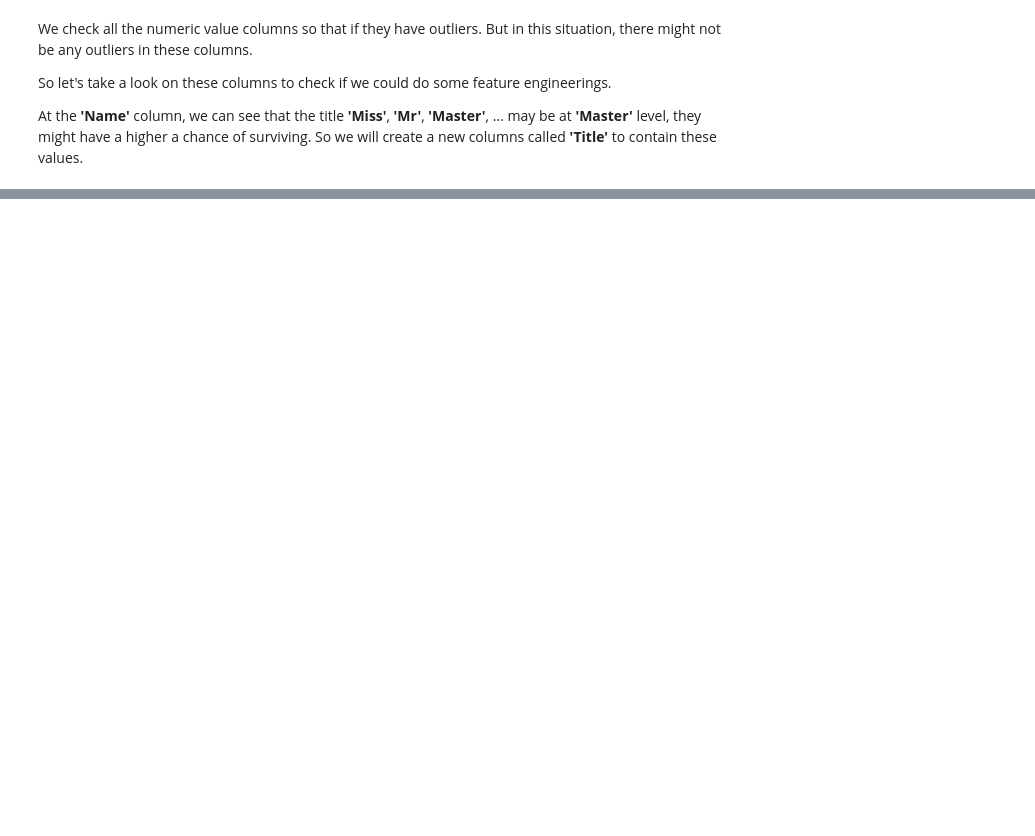
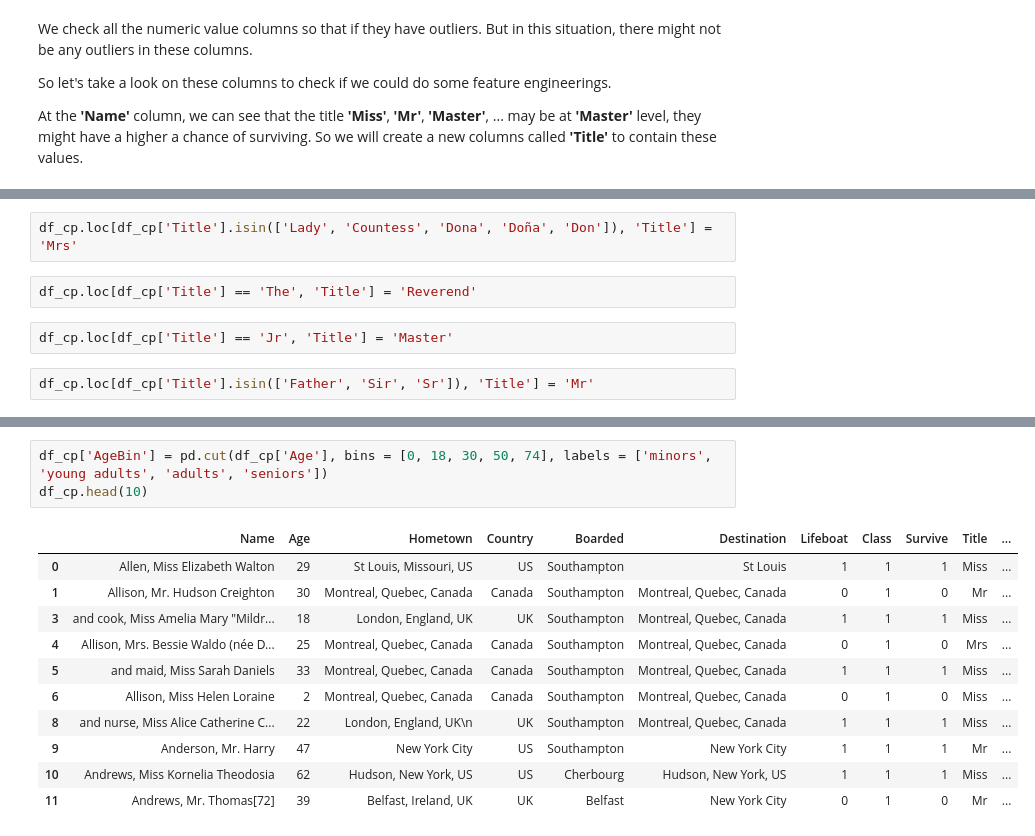
Before and after one commit to iamlkn/Intro2DS-Final-Project, a Jupyter notebook: src/Finalproject.ipynb, the cells around one changed output, grey strips where cells are left out. Saved outputs shown, nothing was run; the diff lists cells and outputs as text; blank space fills up the shorter version.

```diff
--- a/src/Finalproject.ipynb
+++ b/src/Finalproject.ipynb
@@ -261,0 +607,8 @@ At the **'Name'** column, we can see that the title **'Miss'**, **'Mr'**, **'Mas
+# %%
+df_cp.loc[df_cp['Title'].isin(['Lady', 'Countess', 'Dona', 'Doña', 'Don']), 'Title'] = 'Mrs'
+# %%
+df_cp.loc[df_cp['Title'] == 'The', 'Title'] = 'Reverend'
+# %%
+df_cp.loc[df_cp['Title'] == 'Jr', 'Title'] = 'Master'
+# %%
+df_cp.loc[df_cp['Title'].isin(['Father', 'Sir', 'Sr']), 'Title'] = 'Mr'
@@ -261,0 +657,15 @@ At the **'Name'** column, we can see that the title **'Miss'**, **'Mr'**, **'Mas
+# %%
+df_cp['AgeBin'] = pd.cut(df_cp['Age'], bins = [0, 18, 30, 50, 74], labels = ['minors', 'young adults', 'adults', 'seniors'])
+df_cp.head(10)
+# %% [output]
+|  | Name | Age | Hometown | Country | Boarded | Destination | Lifeboat | Class | Survive | Title | ... |
+| 0 | Allen, Miss Elizabeth Walton | 29 | St Louis, Missouri, US | US | Southampton | St Louis | 1 | 1 | 1 | Miss | ... |
+| 1 | Allison, Mr. Hudson Creighton | 30 | Montreal, Quebec, Canada | Canada | Southampton | Montreal, Quebec, Canada | 0 | 1 | 0 | Mr | ... |
+| 3 | and cook, Miss Amelia Mary "Mildr... | 18 | London, England, UK | UK | Southampton | Montreal, Quebec, Canada | 1 | 1 | 1 | Miss | ... |
+| 4 | Allison, Mrs. Bessie Waldo (née D... | 25 | Montreal, Quebec, Canada | Canada | Southampton | Montreal, Quebec, Canada | 0 | 1 | 0 | Mrs | ... |
+| 5 | and maid, Miss Sarah Daniels | 33 | Montreal, Quebec, Canada | Canada | Southampton | Montreal, Quebec, Canada | 1 | 1 | 1 | Miss | ... |
+| 6 | Allison, Miss Helen Loraine | 2 | Montreal, Quebec, Canada | Canada | Southampton | Montreal, Quebec, Canada | 0 | 1 | 0 | Miss | ... |
+| 8 | and nurse, Miss Alice Catherine C... | 22 | London, England, UK\n | UK | Southampton | Montreal, Quebec, Canada | 1 | 1 | 1 | Miss | ... |
+| 9 | Anderson, Mr. Harry | 47 | New York City | US | Southampton | New York City | 1 | 1 | 1 | Mr | ... |
+| 10 | Andrews, Miss Kornelia Theodosia | 62 | Hudson, New York, US | US | Cherbourg | Hudson, New York, US | 1 | 1 | 1 | Miss | ... |
+| 11 | Andrews, Mr. Thomas[72] | 39 | Belfast, Ireland, UK | UK | Belfast | New York City | 0 | 1 | 0 | Mr | ... |
```
Also changed, not shown: parts of 48 cells of this notebook.
